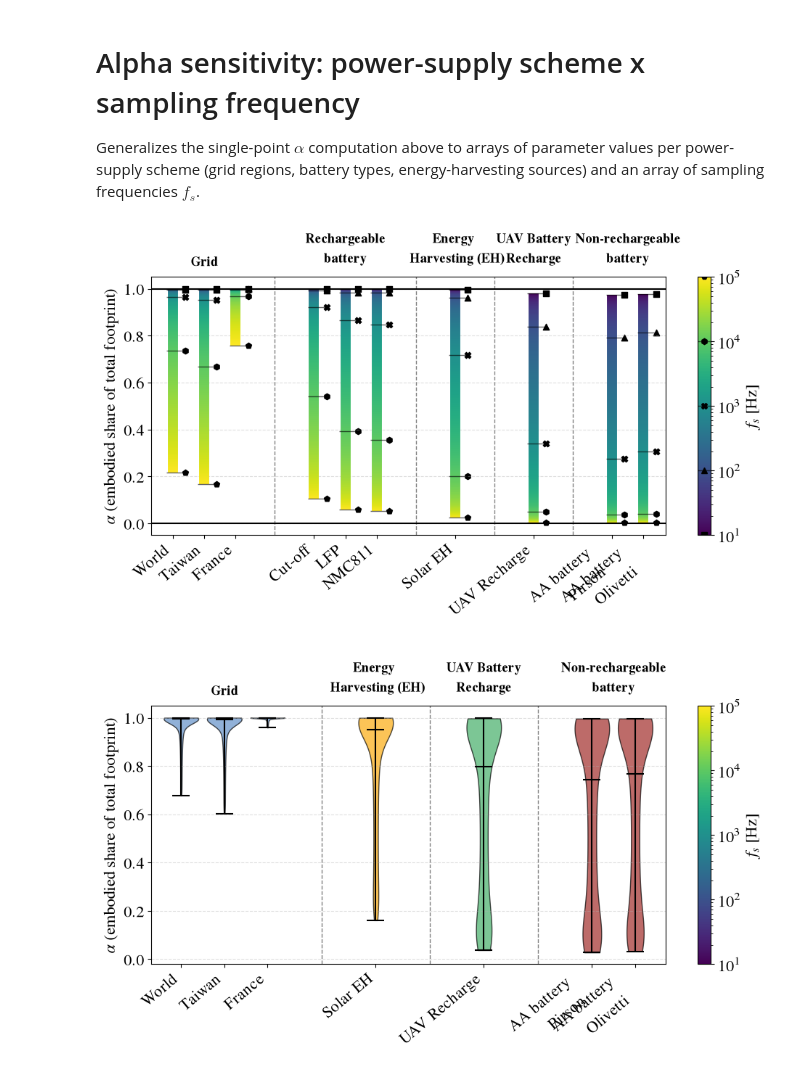
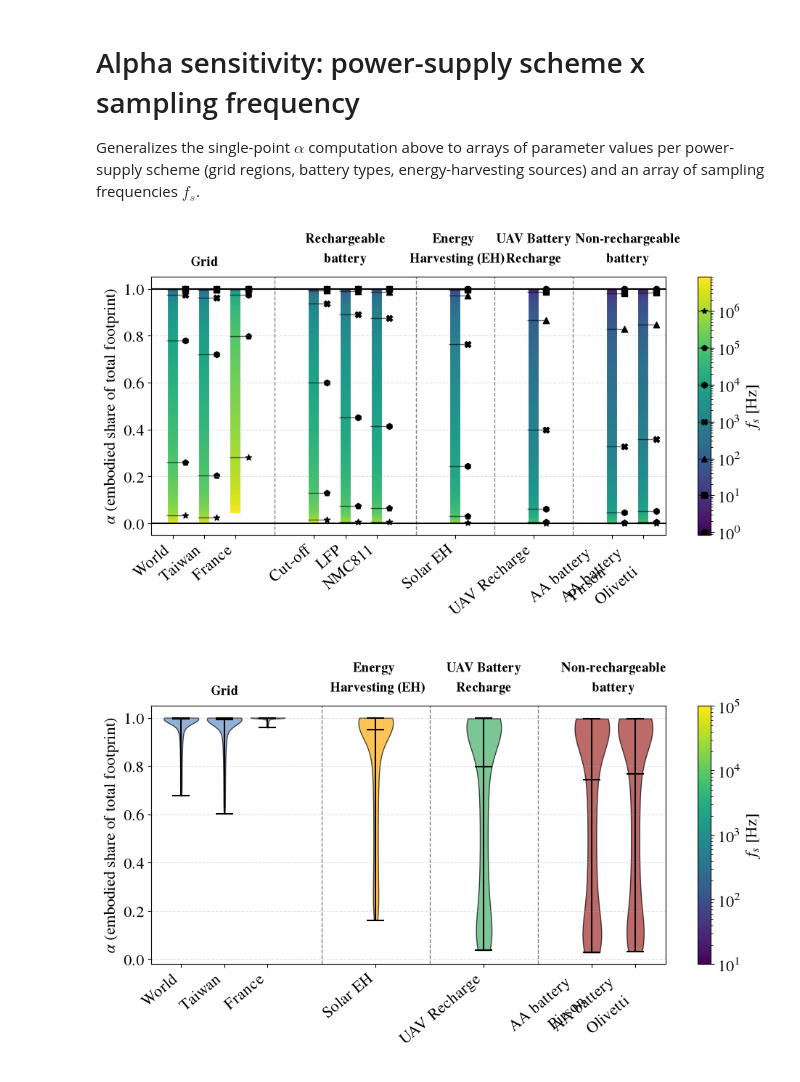
Before and after one commit to PolMaistriaux/IoT_Node_Modeling, a Jupyter notebook: Test_new_applications/Notebook_Powering scheme.ipynb, the cells around one changed output. Drawn from its saved outputs; the diff is of its cells as text; code cells hidden in the pictures.

```diff
--- a/Test_new_applications/Notebook_Powering scheme.ipynb
+++ b/Test_new_applications/Notebook_Powering scheme.ipynb
@@ -296,15 +296,21 @@ alpha_UAV               = 2.81e-01
 Generalizes the single-point $\alpha$ computation above to arrays of parameter values per power-supply scheme (grid regions, battery types, energy-harvesting sources) and an array of sampling frequencies $f_s$.
 # %%
 F_p_mm2  = 0.97/100
-A_chip   = 0.095 #10/((90/65)**2) # 0.6
+A_chip   = 10/((90/65)**2)
+A_chip   = 0.12
 F_p_chip = F_p_mm2 * A_chip
 
-E_p_pt = 3388.9/4096 * 1e-9 #6e-9
+E_p_pt = 1.2*62.5*1e-12
+E_p_pt =           6 * 1e-9
+E_p_pt = 3388.9/4096 * 1e-9
+
+P_sleep = 1.2 * 0 # 300e-9
 
 LT_years = 10
 LT_s     = LT_years * 365 * 24 * 3600
 
-fs = 10e3
+fs_min =   1e1/12#    1e3   # 1e1   #
+fs_max =   1e8/12#   96e6   # 1e5   #
 
 time_between_recharge_s = 60*60*24 * (3*30) # 3 months
 charge_batt_uav = 2000
@@ -360,18 +383,18 @@ r_batt_F_p_Wh  = np.array([
 
 # --------------
 N_fs     = 1000
-fs_log_min = 1
-fs_log_max = 5
+fs_log_min = np.log10(fs_min)
+fs_log_max = np.log10(fs_max)
 fs_array = np.logspace(start=fs_log_min,stop=fs_log_max,base=10,num=N_fs+1,endpoint=True) #np.array([1e2, 1e3, 1e4, 1e5, 1e6])
 
 
 # ---- Alpha for every (scheme variant, fs) pair -----------------------------
 
-alpha_grid_res     = alpha_metered     (fs = fs_array[None, :], F_p_J =  grid_F_p_J[:, None]    ,    )
-alpha_nr_batt_res  = alpha_metered     (fs = fs_array[None, :], F_p_J  = nr_batt_F_p_J[:, None] ,    )
-alpha_r_batt_res   = alpha_recharge    (fs = fs_array[None, :], F_p_Wh = r_batt_F_p_Wh[:, None] , F_p_J =F_p_kWh_to_p_J(grid_data["World"])   )
-alpha_eh_res       = alpha_harvested   (fs = fs_array[None, :], F_p_W  = eh_F_p_W [:, None]     ,    )
-alpha_uav_res      = alpha_uav_recharge(fs = fs_array[None, :], F_p_flight = uav_F_p_W[:, None])
+alpha_grid_res     = alpha_metered     (fs = fs_array[None, :], P_sleep=P_sleep,F_p_J =  grid_F_p_J[:, None]    ,    )
+alpha_nr_batt_res  = alpha_metered     (fs = fs_array[None, :], P_sleep=P_sleep,F_p_J  = nr_batt_F_p_J[:, None] ,    )
+alpha_r_batt_res   = alpha_recharge    (fs = fs_array[None, :], P_sleep=P_sleep,F_p_Wh = r_batt_F_p_Wh[:, None] , F_p_J =F_p_kWh_to_p_J(grid_data["World"])   )
+alpha_eh_res       = alpha_harvested   (fs = fs_array[None, :], P_sleep=P_sleep,F_p_W  = eh_F_p_W [:, None]     ,    )
+alpha_uav_res      = alpha_uav_recharge(fs = fs_array[None, :], P_sleep=P_sleep,F_p_flight = uav_F_p_W[:, None])
 # %%
 scheme_names  = ['Grid'          ,  'Rechargeable\nbattery'       , 'Energy \n Harvesting (EH)'  ,  'UAV Battery\nRecharge'          ,   'Non-rechargeable\nbattery'             ]
 scheme_labels = [grid_labels     ,  r_batt_labels                 , eh_labels                    ,  uav_labels                       ,    nr_batt_labels          ]
@@ -401,7 +424,7 @@ ax.set_xlim(-0.7, offset - gap - 0.3)
 cmap = colormaps['viridis']
 norm = matplotlib.colors.LogNorm(vmin=fs_array.min(), vmax=fs_array.max())
 
-marker_list = ['o','s','^','X','h','p']
+marker_list = ['o','s','^','X','h','p','*','<','+']
 
 for alphas, (start, end) in zip(scheme_alphas, group_ranges):
     x_pos = np.arange(start, end + 1)
@@ -415,38 +438,39 @@ for alphas, (start, end) in zip(scheme_alphas, group_ranges):
         lc.set_linewidth(10)
         ax.add_collection(lc)
 
-        for fs_log in np.arange(fs_log_min, fs_log_max+1):
+        for fs_log in np.arange(int(np.floor(fs_log_min)), int(fs_log_max+1)):
             index = (fs_log-fs_log_min)*N_fs /(fs_log_max-fs_log_min)
-            ax.hlines(alphas[i, int(index)],xmin = pos-0.2, xmax=pos+0.4, linewidth=1, color='black', alpha=0.6)
-            ax.scatter(pos+0.4, alphas[i, int(index)], marker = marker_list [fs_log], color='black')
+            if index >=0:
+                ax.hlines(alphas[i, int(index)],xmin = pos-0.2, xmax=pos+0.4, linewidth=1, color='black', alpha=0.6)
+                ax.scatter(pos+0.4, alphas[i, int(index)], marker = marker_list [fs_log], color='black')
 
 
 for (_, prev_end), (next_start, _) in zip(group_ranges[:-1], group_ranges[1:]):
     ax.axvline((prev_end + next_start) / 2, color='gray', linestyle='--', linewidth=1, zorder=1)
 
 for name, (start, end) in zip(scheme_names, group_ranges):
     ax.text((start + end) / 2, 1.03, name, transform=ax.get_xaxis_transform(),
             ha='center', va='bottom', fontsize=13, fontweight='bold')
 
 ax.hlines(y=0, xmin=-2,xmax=start+end+2, color='black')
 ax.hlines(y=1, xmin=-2,xmax=start+end+2, color='black')
 
 ax.set_ylabel(r'$\alpha$ (embodied share of total footprint)')
 #ax.set_yscale('log')
 ax.grid(True, which='both', axis='y', linestyle='--', alpha=0.4)
 
 sm = matplotlib.cm.ScalarMappable(cmap=cmap, norm=norm)
 cbar = fig.colorbar(sm, ax=ax)
 cbar.set_label(r'$f_s$ [Hz]')
-for fs_log in np.arange(fs_log_min, fs_log_max+1):
+for fs_log in np.arange(int(fs_log_min), int(fs_log_max+1)):
     cbar.ax.hlines(10**fs_log,xmin = -0.4, xmax=pos+1, linewidth=1, color='black', alpha=0.6)
     cbar.ax.plot(0.5, 10**fs_log, marker = marker_list [fs_log], color='black')
 
 
 fig.tight_layout()
 plt.show()
 # %% [output]
-[figure, old version]
+[figure, new version]
 # %%
 
 from matplotlib.path import Path
```
Also changed, not shown: parts of 2 cells of this notebook, 3 other files.
